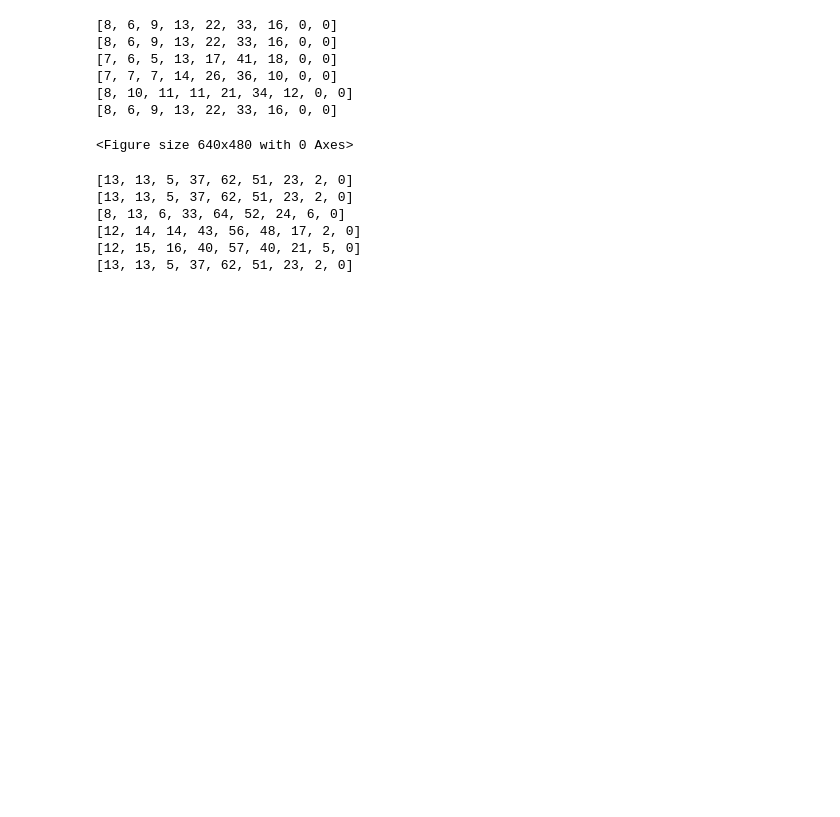
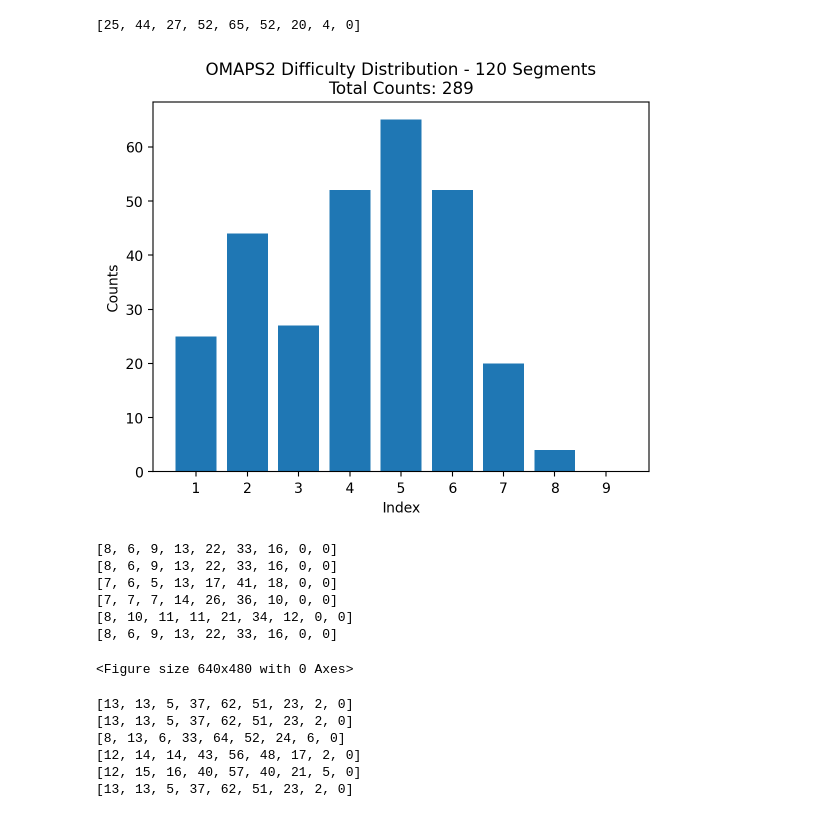
Before and after one commit to adlet0331/MidiEDA, a Jupyter notebook: _RubricStatisticsMulti.ipynb, the cells around one changed output. Saved outputs shown, nothing was run; the diff lists cells and outputs as text; code cells hidden in the pictures; blank space fills up the shorter version.

Commit message:
Add RubricStatisticsMulti, minor changes

```diff
--- a/_RubricStatisticsMulti.ipynb
+++ b/_RubricStatisticsMulti.ipynb
@@ -4,3 +107,30 @@ option_name = "_scaled"
+# %%
+from RubricStatistics import get_mid_files_statistics_per_segments
+import matplotlib.pyplot as plt
+
+omaps_stats = get_mid_files_statistics_per_segments(runs_name = "p-est-250822-160040", mid_folder_path = "/Users/simhyeongju/AVAPT/data/omaps/OMAPS2/midi")
+
+import numpy as np
+indices = np.arange(1, 10)
+
+print(omaps_stats)
+# 막대 그래프 생성
+plt.bar(indices, omaps_stats)
+
+# 그래프 제목 및 축 레이블 추가
+plt.title('OMAPS2 Difficulty Distribution - 120 Segments\nTotal Counts: {}'.format(sum(omaps_stats)))
+plt.xlabel('Index')
+plt.ylabel('Counts')
+
+# x축 눈금을 1부터 9까지 정수로 설정
+plt.xticks(indices)
+
+# 그래프를 이미지 파일로 저장
+plt.savefig(f'data_distribution_plots/omaps_p-est-250822-160040_120segs.png')
+# plt.clf()
+# %% [output]
+[25, 44, 27, 52, 65, 52, 20, 4, 0]
+[figure, added]
 # %%
 from RubricStatistics import get_mid_files_statistics
 import matplotlib.pyplot as plt
```
Also changed, not shown: parts of 1 cell of this notebook, 10 other files.
